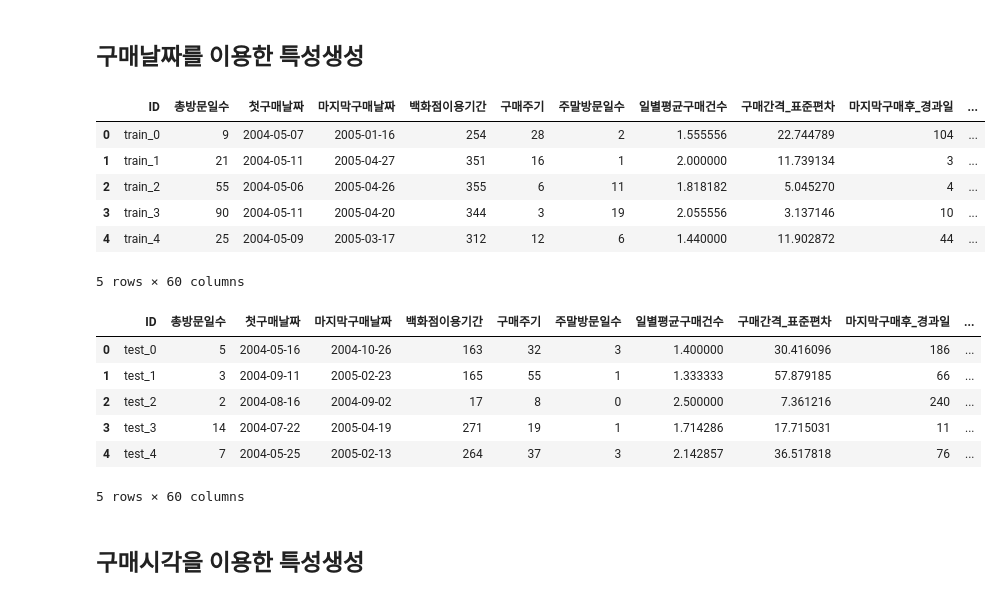
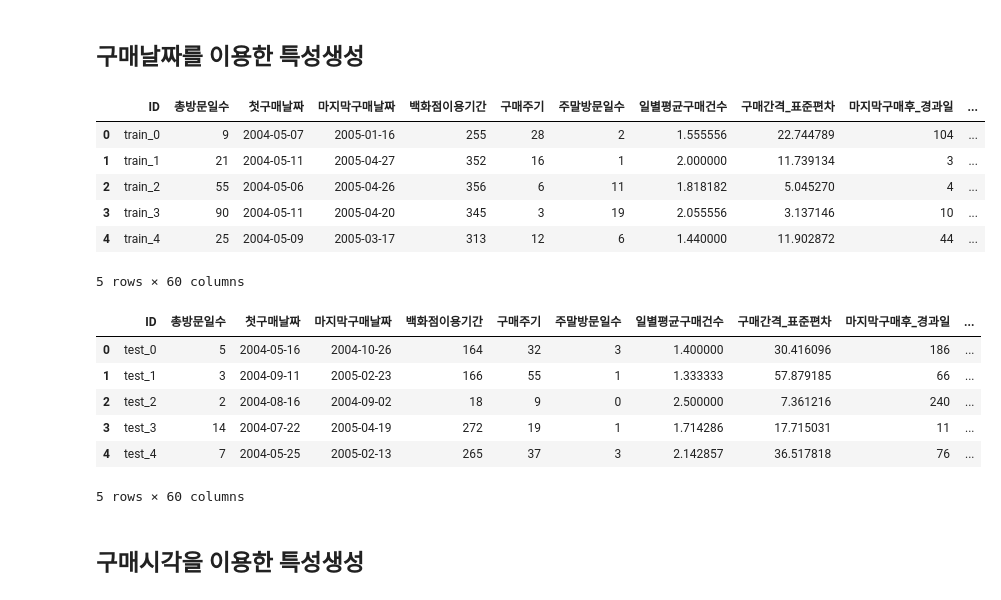
Before and after one commit to koeyhi/ms_3rd_finalproject, a Jupyter notebook: 권지혁/특성추출_베이스라인코드.ipynb, the cells around one changed output. Cells and saved outputs as stored; diff of their text form; code cells hidden in the pictures.

```diff
--- a/권지혁/특성추출_베이스라인코드.ipynb
+++ b/권지혁/특성추출_베이스라인코드.ipynb
@@ -179,6 +179,9 @@ train_tr.shape, test_tr.shape
 # %% [markdown]
 ## 환불한 내역에 대한 구매내역 및 환불내역 삭제
 # %%
+purchase_train = train_tr[train_tr["구매가격"] > 0].reset_index()
+purchase_test = test_tr[test_tr["구매가격"] > 0].reset_index()
+
 refund_train = train_tr[train_tr["구매가격"] < 0].reset_index()
 refund_test = test_tr[test_tr["구매가격"] < 0].reset_index()
 # %%
@@ -255,7 +258,7 @@ repurchase_count_test
 # 환불 금액의 절대값과 동일한 구매 내역 찾기
 refund_pairs_train = pd.merge(
     refund_train,
-    train_tr[train_tr["구매가격"] > 0].reset_index(),
+    purchase_train,
     on=["ID", "지점코드", "대분류", "중분류", "브랜드코드"],
     suffixes=("_refund", "_purchase")
 )
@@ -265,15 +268,10 @@ refund_pairs_train = refund_pairs_train[
     refund_pairs_train["구매가격_refund"].abs() == refund_pairs_train["구매가격_purchase"]
 ].copy()
 
-# 각 환불건에 대해 하나의 구매건만 매칭되도록 선택
-refund_pairs_train = refund_pairs_train.groupby(
-    ["ID", "구매가격_refund", "지점코드", "대분류", "중분류", "브랜드코드"]
-).first().reset_index()
-
 # 테스트 데이터에도 동일하게 적용
 refund_pairs_test = pd.merge(
     refund_test,
-    test_tr[test_tr["구매가격"] > 0].reset_index(),
+    purchase_test,
     on=["ID", "지점코드", "대분류", "중분류", "브랜드코드"],
     suffixes=("_refund", "_purchase")
 )
@@ -281,10 +279,6 @@ refund_pairs_test = pd.merge(
 refund_pairs_test = refund_pairs_test[
     refund_pairs_test["구매가격_refund"].abs() == refund_pairs_test["구매가격_purchase"]
 ].copy()
-
-refund_pairs_test = refund_pairs_test.groupby(
-    ["ID", "구매가격_refund", "지점코드", "대분류", "중분류", "브랜드코드"]
-).first().reset_index()
 
 # 환불 내역과 해당 구매 내역의 인덱스 찾기
 train_refund_indices = refund_pairs_train['index_refund'].values
@@ -299,6 +293,10 @@ train_tr_clean = train_tr[~train_tr.index.isin(train_refund_indices) &
 test_tr_clean = test_tr[~test_tr.index.isin(test_refund_indices) &
                        ~test_tr.index.isin(test_purchase_indices)].copy()
 
+# 구매가격이 0보다 작은 샘플 삭제
+train_tr_clean = train_tr_clean[train_tr_clean["구매가격"] > 0].copy()
+test_tr_clean = test_tr_clean[test_tr_clean["구매가격"] > 0].copy()
+
 # 인덱스 초기화
 train_tr_clean = train_tr_clean.reset_index(drop=True)
 test_tr_clean = test_tr_clean.reset_index(drop=True)
@@ -327,8 +325,8 @@ agg_list = [
     ("총방문일수", "nunique"),
     ("첫구매날짜", 'min'),
     ("마지막구매날짜", 'max'),
-    ("백화점이용기간", lambda x: (x.max() - x.min()).days),
-    ("구매주기", lambda x: int((x.max() - x.min()).days / x.dt.date.nunique())),
+    ("백화점이용기간", lambda x: (x.max() - x.min()).days + 1),
+    ("구매주기", lambda x: int(((x.max() - x.min()).days + 1) / x.dt.date.nunique())),
     ("주말방문일수", lambda x: x[x.dt.weekday > 4].nunique()),
     ("일별평균구매건수", lambda x: x.count() / x.dt.date.nunique()),
     ("구매간격_표준편차", lambda x: np.std(np.diff([d.toordinal() for d in sorted(x)])) if len(x) > 1 else 0),
@@ -382,38 +380,38 @@ agg_list = [
     ("신학기후_구매비율", lambda x: np.mean((x.dt.month == 3) & (x.dt.day >= 16) | (x.dt.month == 4) & (x.dt.day <= 10))),
 
     # 비수기
     ("초여름_구매비율", lambda x: np.mean((x.dt.month == 5) & (x.dt.day >= 17) | (x.dt.month == 6) & (x.dt.day <= 14))),
     ("추석후연말전_구매비율", lambda x: np.mean((x.dt.month == 10) & (x.dt.day >= 4) | (x.dt.month == 11))),
     ("봄철비수기_구매비율", lambda x: np.mean((x.dt.month == 4) & (x.dt.day >= 11) & (x.dt.day <= 29))),
 
     # 계절
     ('봄_구매비율', lambda x: np.mean(x.dt.month.isin([3,4,5]))),
     ('여름_구매비율', lambda x: np.mean(x.dt.month.isin([6,7,8]))),
     ('가을_구매비율', lambda x: np.mean(x.dt.month.isin([9,10,11]))),
     ('겨울_구매비율', lambda x: np.mean(x.dt.month.isin([1,2,12]))),
 
     #분기
     ("1분기_구매비율", lambda x: np.mean(x.dt.quarter == 1)),
     ("2분기_구매비율", lambda x: np.mean(x.dt.quarter == 2)),
     ("3분기_구매비율", lambda x: np.mean(x.dt.quarter == 3)),
     ("4분기_구매비율", lambda x: np.mean(x.dt.quarter == 4)),
 
     # 년
     ("2004년_구매비율", lambda x: np.mean(x.dt.year == 2004)),
     ("2005년_구매비율", lambda x: np.mean(x.dt.year == 2005)),
     ("연도별평균구매건수", lambda x: x.count() / x.dt.year.nunique()),
 ]
 
 tmp = train_tr_clean.groupby("ID")["구매날짜"].agg(agg_list).reset_index()
 train_ft = train_ft.merge(tmp, how="left", on="ID")
 train_ft.head()
 # %% [output]
 |  | ID | 총방문일수 | 첫구매날짜 | 마지막구매날짜 | 백화점이용기간 | 구매주기 | 주말방문일수 | 일별평균구매건수 | 구매간격_표준편차 | 마지막구매후_경과일 | ... |
-| 0 | train_0 | 9 | 2004-05-07 | 2005-01-16 | 254 | 28 | 2 | 1.555556 | 22.744789 | 104 | ... |
-| 1 | train_1 | 21 | 2004-05-11 | 2005-04-27 | 351 | 16 | 1 | 2.000000 | 11.739134 | 3 | ... |
-| 2 | train_2 | 55 | 2004-05-06 | 2005-04-26 | 355 | 6 | 11 | 1.818182 | 5.045270 | 4 | ... |
-| 3 | train_3 | 90 | 2004-05-11 | 2005-04-20 | 344 | 3 | 19 | 2.055556 | 3.137146 | 10 | ... |
-| 4 | train_4 | 25 | 2004-05-09 | 2005-03-17 | 312 | 12 | 6 | 1.440000 | 11.902872 | 44 | ... |
+| 0 | train_0 | 9 | 2004-05-07 | 2005-01-16 | 255 | 28 | 2 | 1.555556 | 22.744789 | 104 | ... |
+| 1 | train_1 | 21 | 2004-05-11 | 2005-04-27 | 352 | 16 | 1 | 2.000000 | 11.739134 | 3 | ... |
+| 2 | train_2 | 55 | 2004-05-06 | 2005-04-26 | 356 | 6 | 11 | 1.818182 | 5.045270 | 4 | ... |
+| 3 | train_3 | 90 | 2004-05-11 | 2005-04-20 | 345 | 3 | 19 | 2.055556 | 3.137146 | 10 | ... |
+| 4 | train_4 | 25 | 2004-05-09 | 2005-03-17 | 313 | 12 | 6 | 1.440000 | 11.902872 | 44 | ... |
 5 rows × 60 columns
 # %%
 tmp = test_tr_clean.groupby("ID")["구매날짜"].agg(agg_list).reset_index()
@@ -421,11 +419,11 @@ test_ft = test_ft.merge(tmp, how="left", on="ID")
 test_ft.head()
 # %% [output]
 |  | ID | 총방문일수 | 첫구매날짜 | 마지막구매날짜 | 백화점이용기간 | 구매주기 | 주말방문일수 | 일별평균구매건수 | 구매간격_표준편차 | 마지막구매후_경과일 | ... |
-| 0 | test_0 | 5 | 2004-05-16 | 2004-10-26 | 163 | 32 | 3 | 1.400000 | 30.416096 | 186 | ... |
-| 1 | test_1 | 3 | 2004-09-11 | 2005-02-23 | 165 | 55 | 1 | 1.333333 | 57.879185 | 66 | ... |
-| 2 | test_2 | 2 | 2004-08-16 | 2004-09-02 | 17 | 8 | 0 | 2.500000 | 7.361216 | 240 | ... |
-| 3 | test_3 | 14 | 2004-07-22 | 2005-04-19 | 271 | 19 | 1 | 1.714286 | 17.715031 | 11 | ... |
-| 4 | test_4 | 7 | 2004-05-25 | 2005-02-13 | 264 | 37 | 3 | 2.142857 | 36.517818 | 76 | ... |
+| 0 | test_0 | 5 | 2004-05-16 | 2004-10-26 | 164 | 32 | 3 | 1.400000 | 30.416096 | 186 | ... |
+| 1 | test_1 | 3 | 2004-09-11 | 2005-02-23 | 166 | 55 | 1 | 1.333333 | 57.879185 | 66 | ... |
+| 2 | test_2 | 2 | 2004-08-16 | 2004-09-02 | 18 | 9 | 0 | 2.500000 | 7.361216 | 240 | ... |
+| 3 | test_3 | 14 | 2004-07-22 | 2005-04-19 | 272 | 19 | 1 | 1.714286 | 17.715031 | 11 | ... |
+| 4 | test_4 | 7 | 2004-05-25 | 2005-02-13 | 265 | 37 | 3 | 2.142857 | 36.517818 | 76 | ... |
 5 rows × 60 columns
 # %%
 train_ft.to_csv(f"{DATA_PATH}train_tmp.csv",index=False)
```
Also changed, not shown: parts of 23 cells of this notebook.
